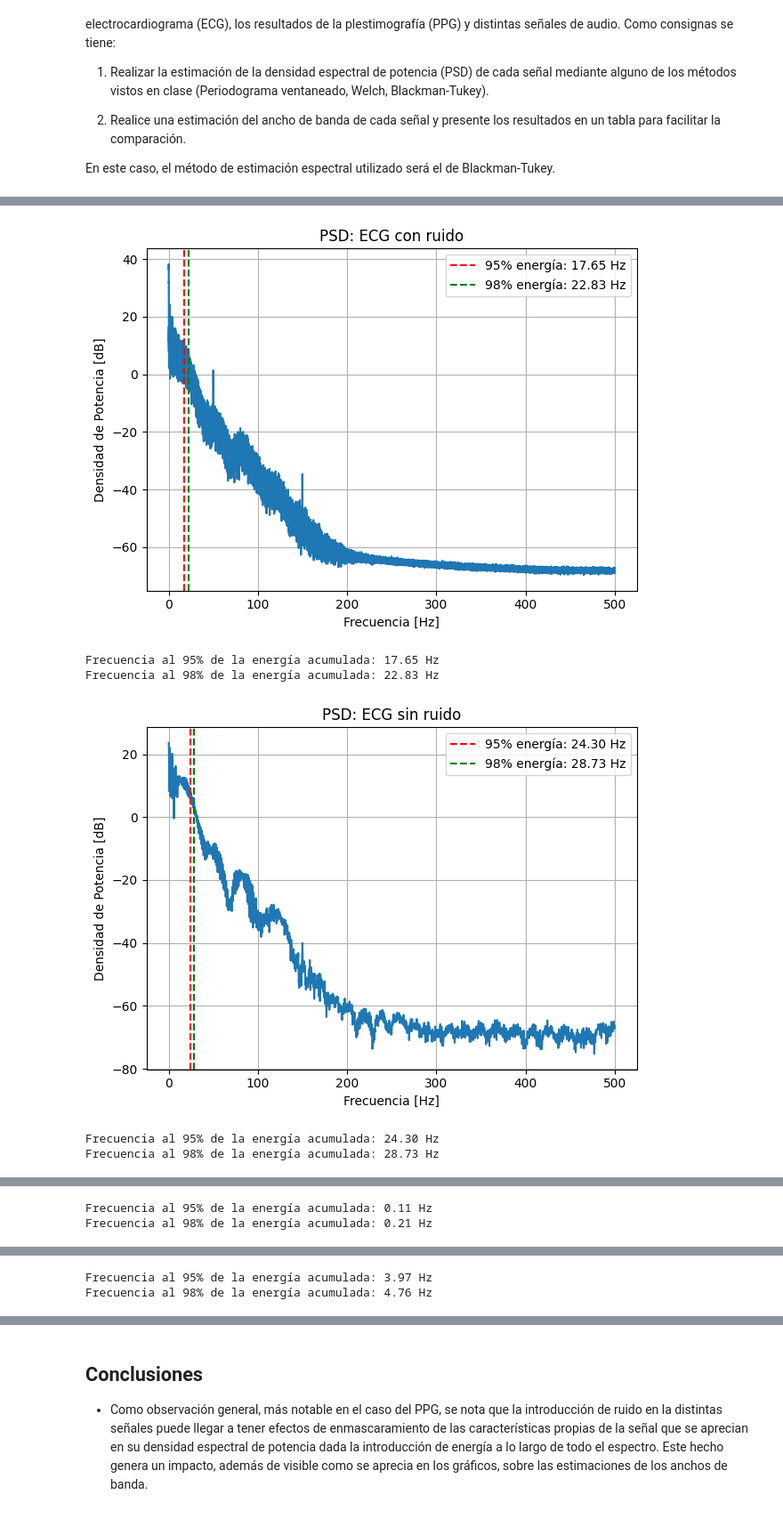
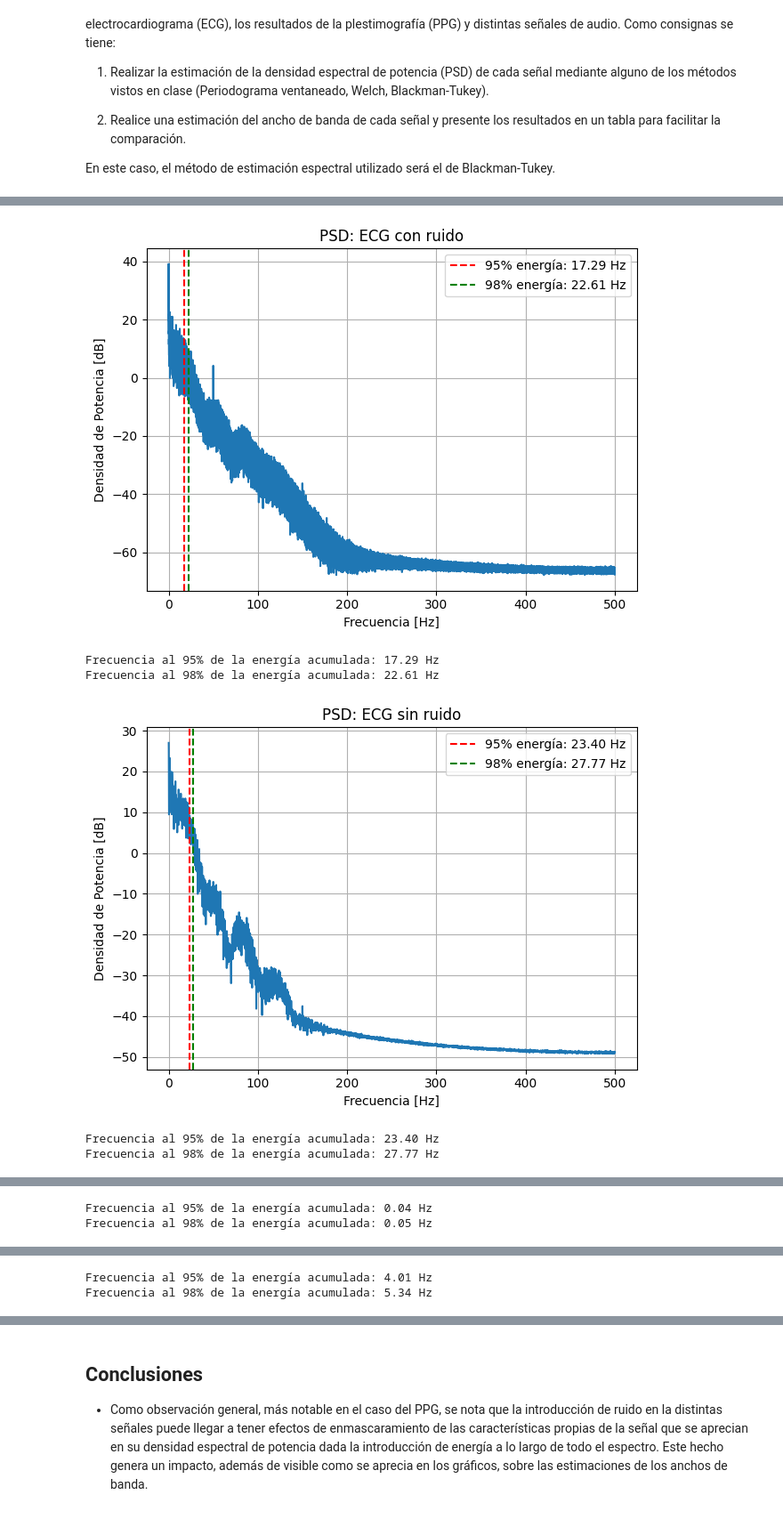
Before and after one commit to TobiasDomenech/APS_Domenech_Tobias, a Jupyter notebook: TS_5/TS_5.ipynb, the cells around one changed output, grey strips where cells are left out. Shown at 89% size. Cells and saved outputs as stored; diff of their text form; code cells hidden in the pictures.

```diff
--- a/TS_5/TS_5.ipynb
+++ b/TS_5/TS_5.ipynb
@@ -33,6 +33,9 @@ import pandas as pd
 def vertical_flaten(a):
 
     return a.reshape(a.shape[0],1)
+#%%
+
+
 
 def blackman_tukey(x,  M = None):
 
@@ -59,14 +62,24 @@ def blackman_tukey(x,  M = None):
 
     return Px;
 
-def estimacion_PSD_y_BW (signal, fs, titulo = "Nombre de la señal", es_silbido = False):
+def estimacion_PSD_y_BW (signal, fs, titulo = "Nombre de la señal"):
     N = len(signal)
 
+    if titulo == "ECG con ruido":
+        M = N//3
+    if titulo == "ECG sin ruido":
+        M = N//4
+    if titulo == "PPG con ruido":
+        M = N//4
+    if titulo == "PPG sin ruido":
+        M = N//5
+    if titulo == "La Cucaracha":
+        M = N//2
+    if titulo == "Prueba de Audio":
+        M = N//2
+    if titulo == "Silbido":
+        M = N//2
 
-    if es_silbido:
-        M = N // 4
-    else:
-        M = N // 10
 
     #Normalizo por varianza
     signal = signal/np.std(signal)
@@ -118,6 +131,7 @@ def estimacion_PSD_y_BW (signal, fs, titulo = "Nombre de la señal", es_silbido
     plt.tight_layout()
     plt.show()
 
+
     print(f"Frecuencia al 95% de la energía acumulada: {f95:.2f} Hz")
     print(f"Frecuencia al 98% de la energía acumulada: {f98:.2f} Hz")
 
@@ -143,8 +157,8 @@ mat_struct = sio.loadmat('./ECG_TP4.mat')
 ecg_noise = vertical_flaten(mat_struct['ecg_lead'])
 ecg_noise = mat_struct['ecg_lead'].reshape(-1, 1)
 
-f95_ECG_noise, f98_ECG_noise = estimacion_PSD_y_BW (ecg_noise, fs_ecg, titulo = "ECG con ruido" )
-
+f95_ECG_noise, f98_ECG_noise = estimacion_PSD_y_BW (ecg_noise, fs_ecg, titulo = "ECG con ruido")
+#%%
 
 ##################
 ## ECG sin ruido
@@ -203,7 +217,7 @@ fs_audio3, wav_data3 = sio.wavfile.read('silbido.wav')
 if wav_data3.ndim > 1:
     wav_data3 = wav_data3[:, 0]
 wav_data3 = wav_data3.astype(np.float64)
-f95_silbido, f98_silbido = estimacion_PSD_y_BW (wav_data3, fs_audio3, titulo = "Silbido", es_silbido=True )
+f95_silbido, f98_silbido = estimacion_PSD_y_BW (wav_data3, fs_audio3, titulo = "Silbido")
 
 # Crear tabla de resultados
 tabla = pd.DataFrame({
@@ -216,36 +230,36 @@ tabla = pd.DataFrame({
         f95_pruebapsd,
         f95_silbido
     ],
     "Ancho de Banda al 98% [Hz]": [
         f98_ECG_noise,
         f98_ECG_limpio,
         f98_PPG_noise,
         f98_PPG_limpio,
         f98_cuca,
         f98_pruebapsd,
         f98_silbido
     ]
 }, index=[
     "ECG con ruido",
     "ECG sin ruido",
     "PPG con ruido",
     "PPG sin ruido",
     "La cucaracha",
     "Prueba de audio",
     "Silbido"
 ])
 
 # Estilo para la tabla
 tabla.style.set_caption("Estimación de Ancho de Banda al 95% y 98% de Energía") \
      .format("{:.2f}") \
      .set_table_styles([{
          "selector": "caption",
          "props": [("font-size", "16px"), ("font-weight", "bold")]
      }])
 # %% [output]
-[figure, old version]
+[figure, new version]
-Frecuencia al 95% de la energía acumulada: 17.65 Hz
-Frecuencia al 98% de la energía acumulada: 22.83 Hz
+Frecuencia al 95% de la energía acumulada: 17.29 Hz
+Frecuencia al 98% de la energía acumulada: 22.61 Hz
-[figure, old version]
+[figure, new version]
-Frecuencia al 95% de la energía acumulada: 24.30 Hz
-Frecuencia al 98% de la energía acumulada: 28.73 Hz
+Frecuencia al 95% de la energía acumulada: 23.40 Hz
+Frecuencia al 98% de la energía acumulada: 27.77 Hz
@@ -253,2 +267,2 @@ Frecuencia al 98% de la energía acumulada: 28.73 Hz
-Frecuencia al 95% de la energía acumulada: 0.11 Hz
-Frecuencia al 98% de la energía acumulada: 0.21 Hz
+Frecuencia al 95% de la energía acumulada: 0.04 Hz
+Frecuencia al 98% de la energía acumulada: 0.05 Hz
@@ -256,2 +270,2 @@ Frecuencia al 98% de la energía acumulada: 0.21 Hz
-Frecuencia al 95% de la energía acumulada: 3.97 Hz
-Frecuencia al 98% de la energía acumulada: 4.76 Hz
+Frecuencia al 95% de la energía acumulada: 4.01 Hz
+Frecuencia al 98% de la energía acumulada: 5.34 Hz
```
Also changed, not shown: parts of 2 cells of this notebook, 2 other files.
